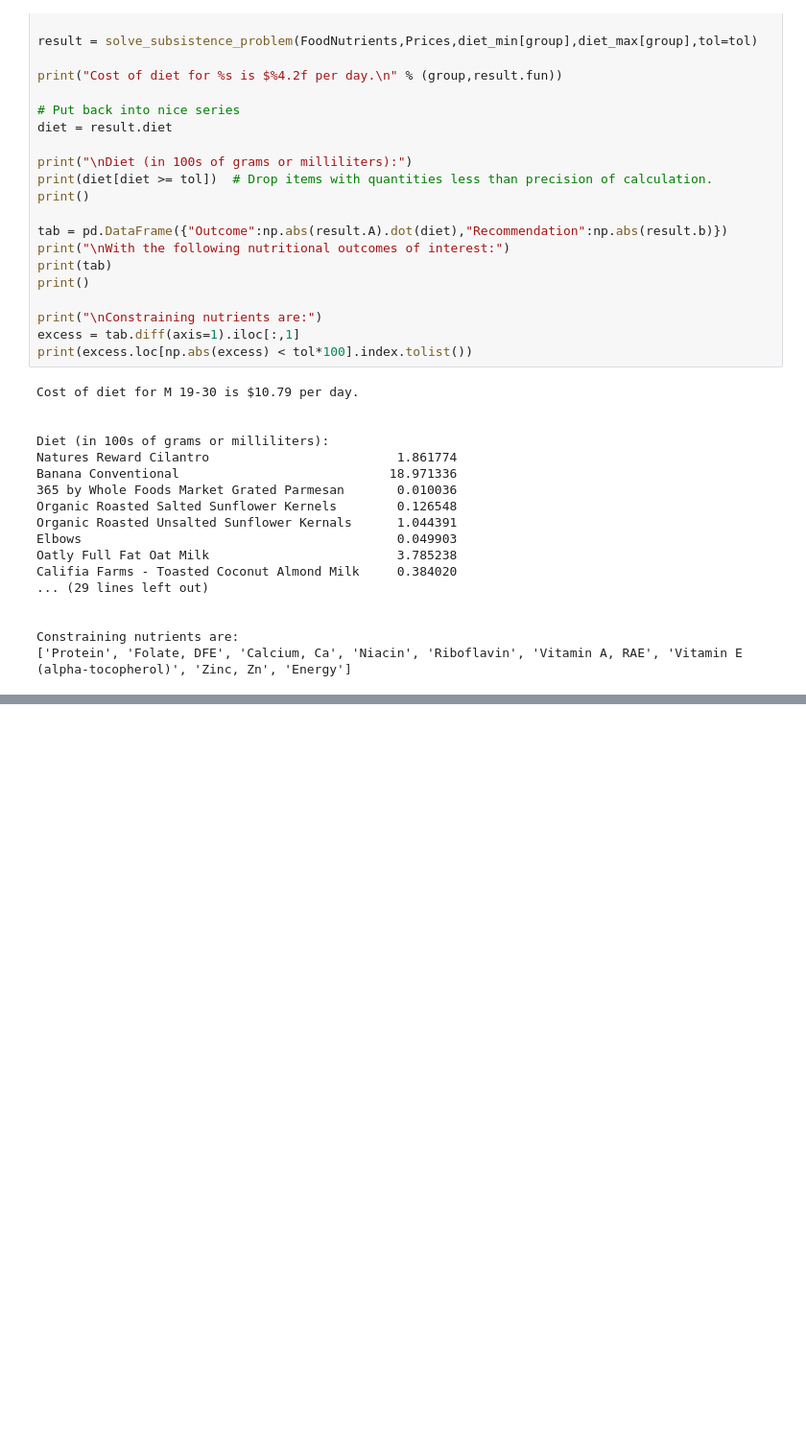
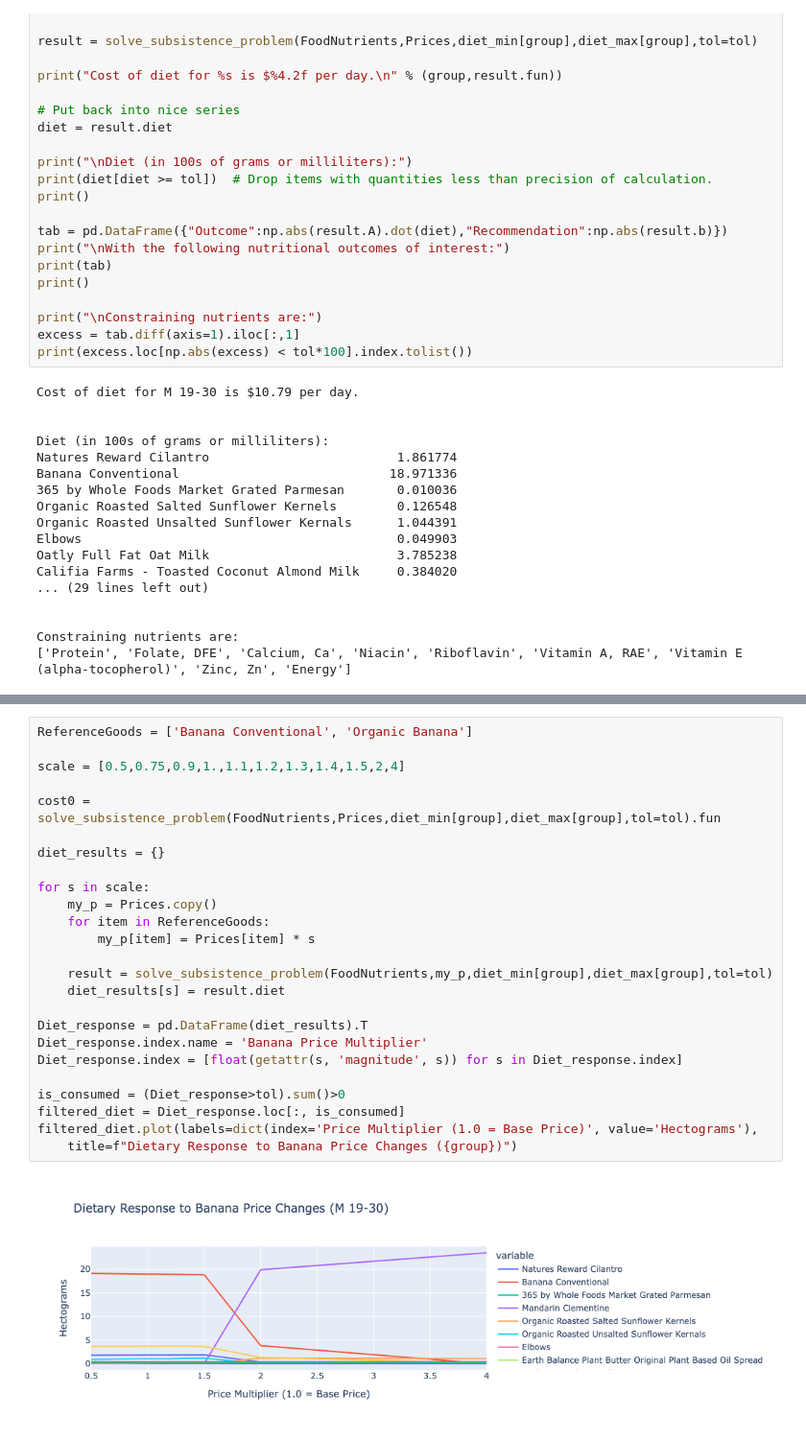
Before and after one commit to marcaina16/EEP-153---Project-2, a Jupyter notebook: proj2_notebook.ipynb, the cells around one changed output, grey strips where cells are left out. Shown at 96% size. Saved outputs shown, nothing was run; the diff lists cells and outputs as text; blank space fills up the shorter version.

```diff
--- a/proj2_notebook.ipynb
+++ b/proj2_notebook.ipynb
@@ -619,0 +663,27 @@ Constraining nutrients are:
+# %%
+ReferenceGoods = ['Banana Conventional', 'Organic Banana']
+
+scale = [0.5,0.75,0.9,1.,1.1,1.2,1.3,1.4,1.5,2,4]
+
+cost0 = solve_subsistence_problem(FoodNutrients,Prices,diet_min[group],diet_max[group],tol=tol).fun
+
+diet_results = {}
+
+for s in scale:
+    my_p = Prices.copy()
+    for item in ReferenceGoods:
+        my_p[item] = Prices[item] * s
+
+    result = solve_subsistence_problem(FoodNutrients,my_p,diet_min[group],diet_max[group],tol=tol)
+    diet_results[s] = result.diet
+
+Diet_response = pd.DataFrame(diet_results).T
+Diet_response.index.name = 'Banana Price Multiplier'
+Diet_response.index = [float(getattr(s, 'magnitude', s)) for s in Diet_response.index]
+
+is_consumed = (Diet_response>tol).sum()>0
+filtered_diet = Diet_response.loc[:, is_consumed]
+filtered_diet.plot(labels=dict(index='Price Multiplier (1.0 = Base Price)', value='Hectograms'),
+    title=f"Dietary Response to Banana Price Changes ({group})")
+# %% [output]
+[figure, added]
```
Also changed, not shown: parts of 10 cells of this notebook.
